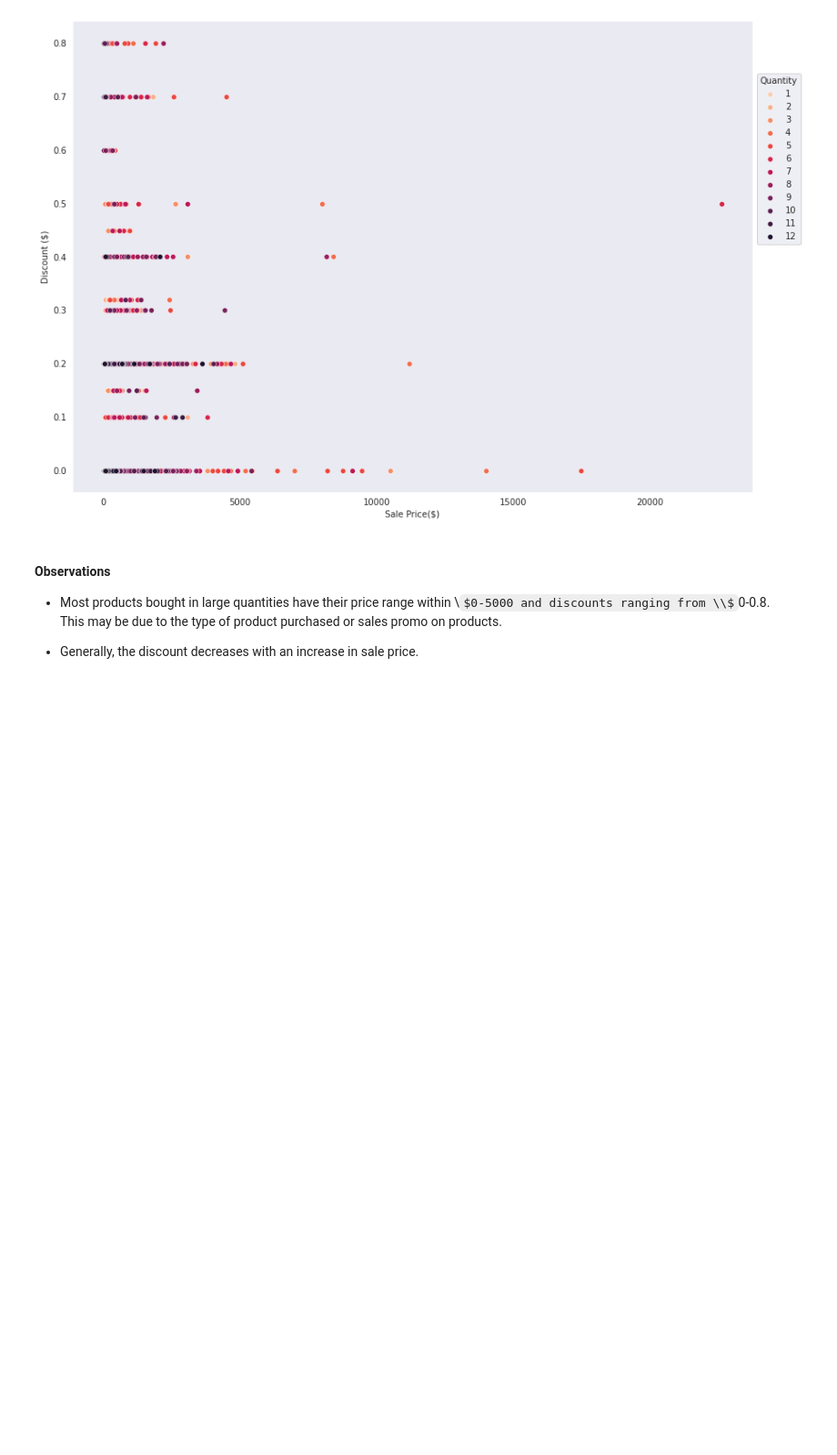
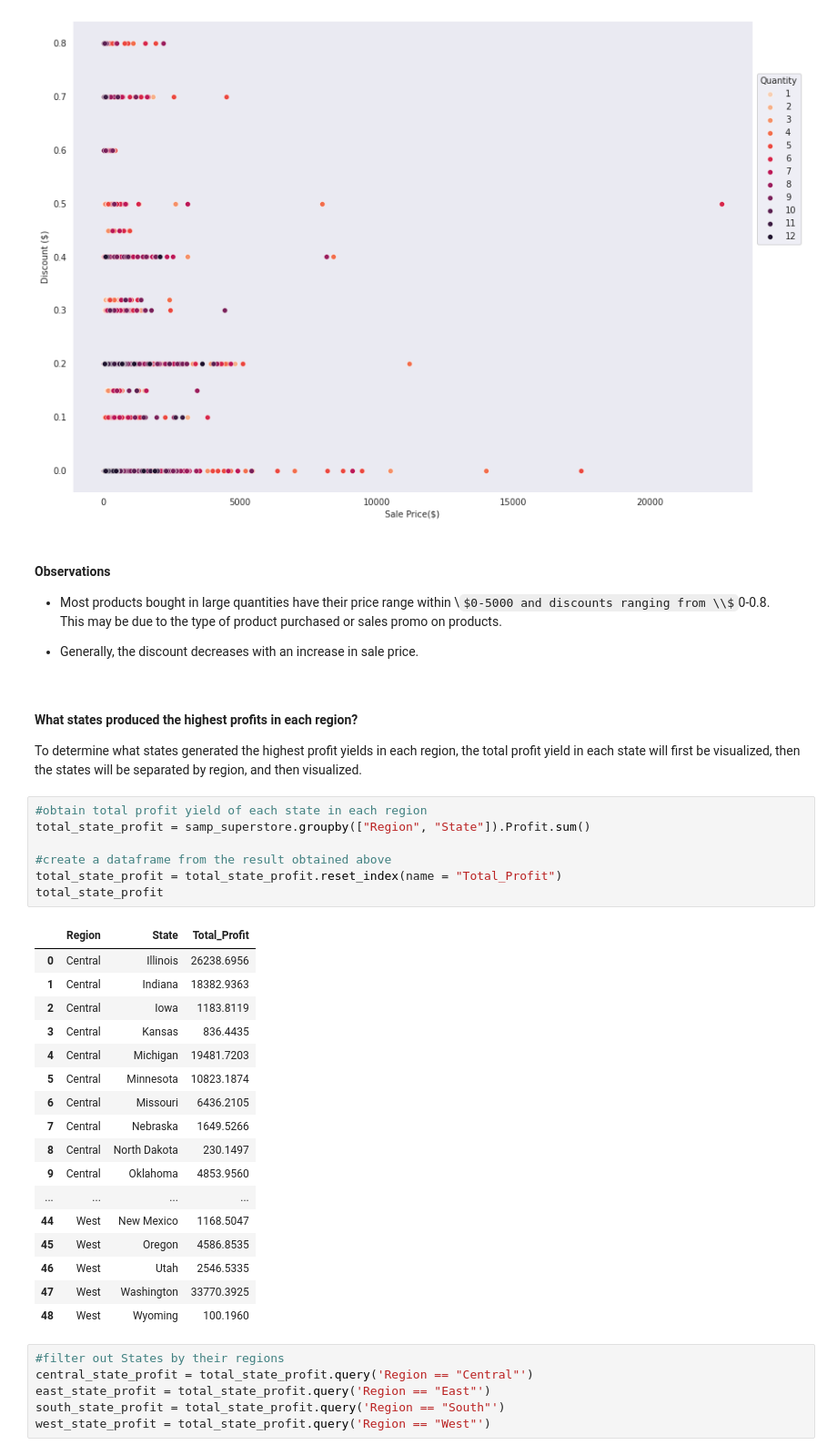
Before and after one commit to Dee-nDee/SuperStore_Data_Analysis, a Jupyter notebook: SuperStore.ipynb, the cells around one changed output. Shown at 91% size. Cells and saved outputs as stored; diff of their text form; some formulas as TeX source; blank space fills up the shorter version.

```diff
--- a/SuperStore.ipynb
+++ b/SuperStore.ipynb
@@ -1172,3 +1172,38 @@ plt.grid(False)
 This may be due to the type of product purchased or sales promo on products.
 
 - Generally, the discount decreases with an increase in sale price.
+# %% [markdown]
+#### What states produced the highest profits in each region?
+
+To determine what states generated the highest profit yields in each region, the total profit yield in each state will first be visualized, then the states will be separated by region, and then visualized.
+# %%
+#obtain total profit yield of each state in each region
+total_state_profit = samp_superstore.groupby(["Region", "State"]).Profit.sum()
+
+#create a dataframe from the result obtained above
+total_state_profit = total_state_profit.reset_index(name = "Total_Profit")
+total_state_profit
+# %% [output]
+|  | Region | State | Total_Profit |
+| 0 | Central | Illinois | 26238.6956 |
+| 1 | Central | Indiana | 18382.9363 |
+| 2 | Central | Iowa | 1183.8119 |
+| 3 | Central | Kansas | 836.4435 |
+| 4 | Central | Michigan | 19481.7203 |
+| 5 | Central | Minnesota | 10823.1874 |
+| 6 | Central | Missouri | 6436.2105 |
+| 7 | Central | Nebraska | 1649.5266 |
+| 8 | Central | North Dakota | 230.1497 |
+| 9 | Central | Oklahoma | 4853.9560 |
+| ... | ... | ... | ... |
+| 44 | West | New Mexico | 1168.5047 |
+| 45 | West | Oregon | 4586.8535 |
+| 46 | West | Utah | 2546.5335 |
+| 47 | West | Washington | 33770.3925 |
+| 48 | West | Wyoming | 100.1960 |
+# %%
+#filter out States by their regions
+central_state_profit = total_state_profit.query('Region == "Central"')
+east_state_profit = total_state_profit.query('Region == "East"')
+south_state_profit = total_state_profit.query('Region == "South"')
+west_state_profit = total_state_profit.query('Region == "West"')
```
Also changed, not shown: parts of 3 cells of this notebook.
